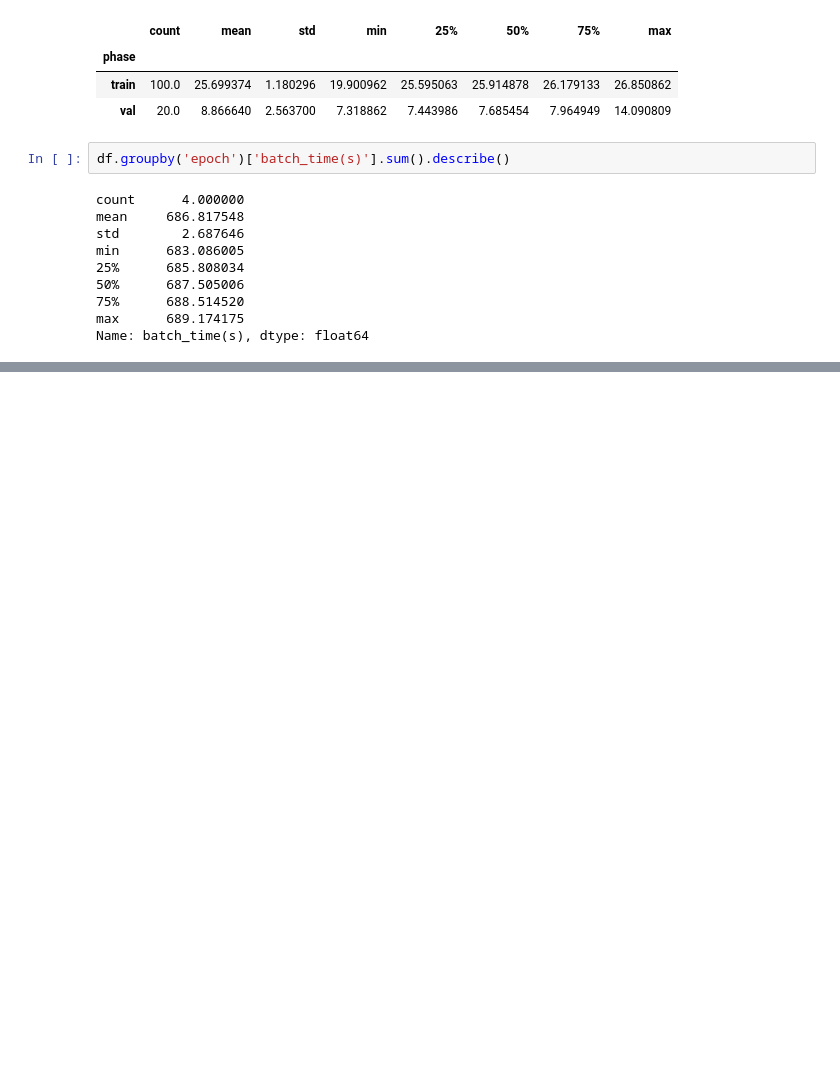
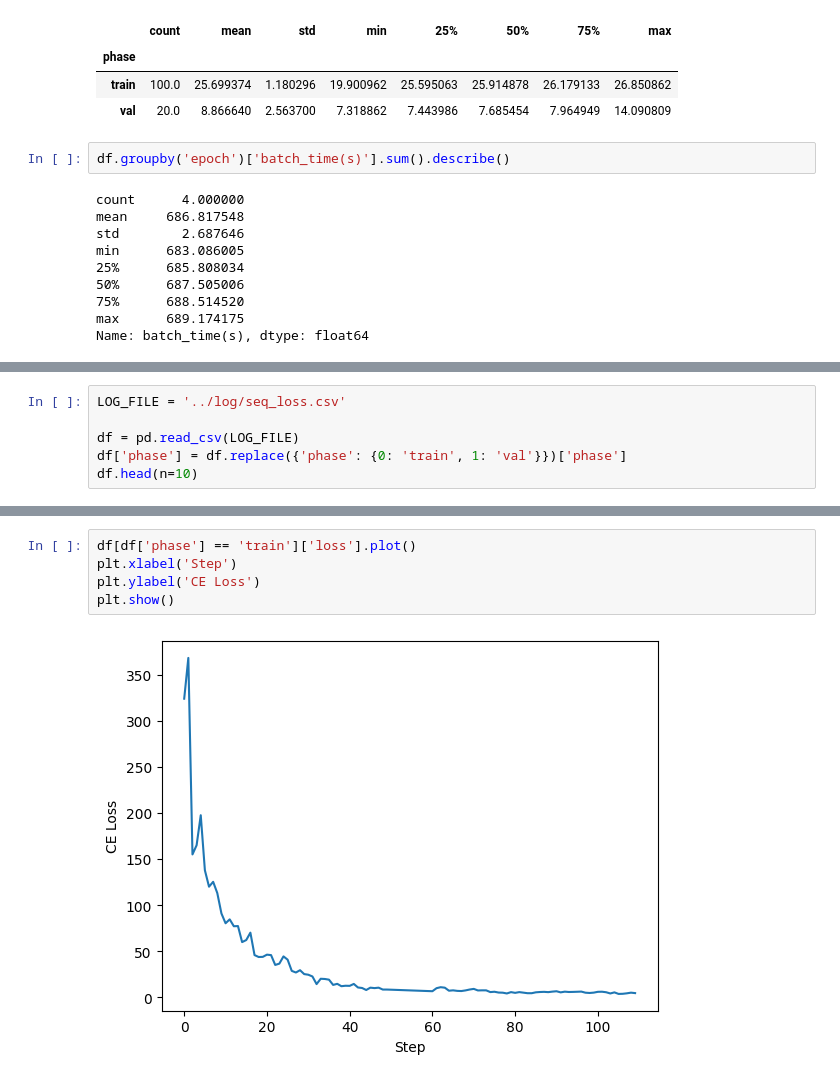
Before and after one commit to JacopoRaffi/DistributedGNN, a Jupyter notebook: src/data_analysis.ipynb, the cells around one changed output, grey strips where cells are left out. Saved outputs shown, nothing was run; the diff lists cells and outputs as text; blank space fills up the shorter version.

Commit message:
add train loss plot

```diff
--- a/src/data_analysis.ipynb
+++ b/src/data_analysis.ipynb
@@ -205,0 +209,6 @@ Name: batch_time(s), dtype: float64
+# %%
+LOG_FILE = '../log/seq_loss.csv'
+
+df = pd.read_csv(LOG_FILE)
+df['phase'] = df.replace({'phase': {0: 'train', 1: 'val'}})['phase']
+df.head(n=10)
@@ -205,0 +234,7 @@ Name: batch_time(s), dtype: float64
+# %%
+df[df['phase'] == 'train']['loss'].plot()
+plt.xlabel('Step')
+plt.ylabel('CE Loss')
+plt.show()
+# %% [output]
+[figure, added]
```
Also changed, not shown: parts of 4 cells of this notebook.
